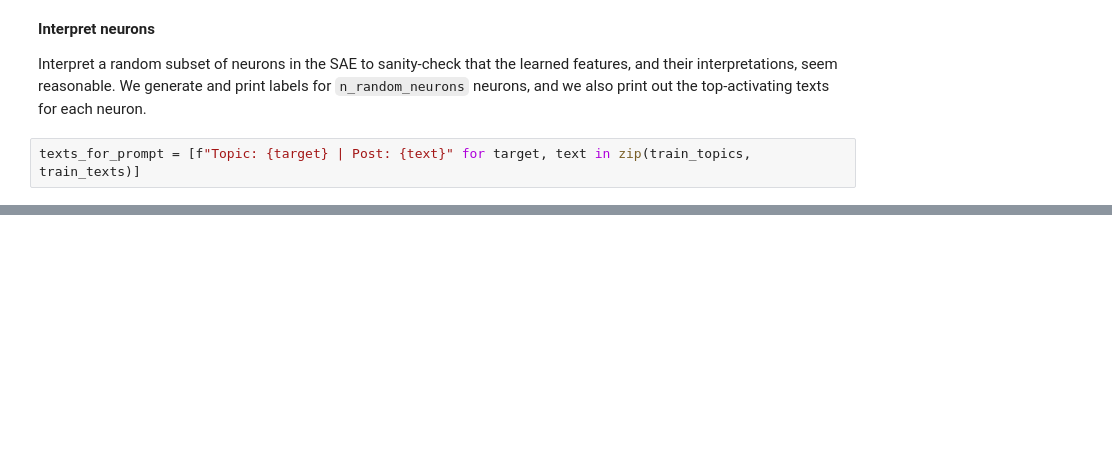
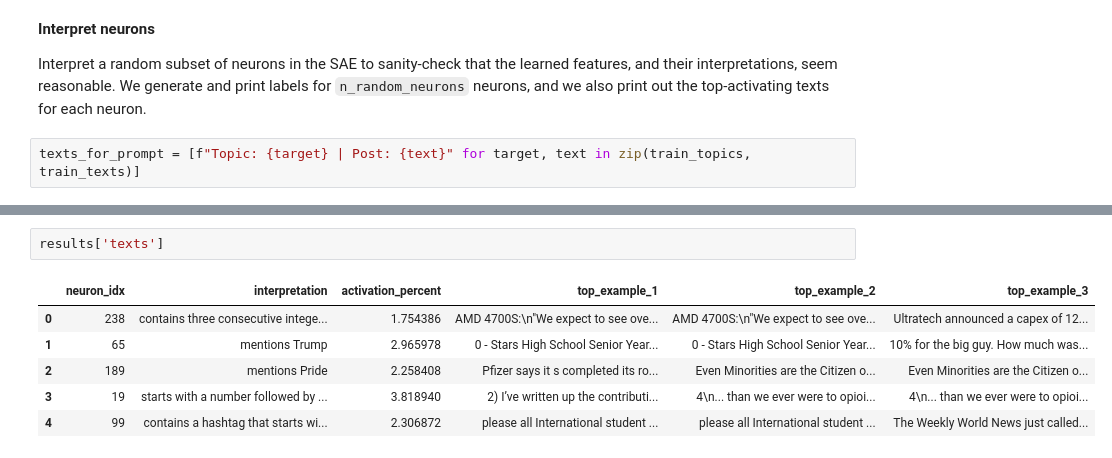
Before and after one commit to elmines/HypotheSAEs, a Jupyter notebook: notebooks/vast.ipynb, the cells around one changed output, grey strips where cells are left out. Cells and saved outputs as stored; diff of their text form; blank space fills up the shorter version.

```diff
--- a/notebooks/vast.ipynb
+++ b/notebooks/vast.ipynb
@@ -375,0 +374,9 @@ Significant hypotheses: 7/20 (p < 5.000e-03)
+# %%
+results['texts']
+# %% [output]
+|  | neuron_idx | interpretation | activation_percent | top_example_1 | top_example_2 | top_example_3 |
+| 0 | 238 | contains three consecutive intege... | 1.754386 | AMD 4700S:\n"We expect to see ove... | AMD 4700S:\n"We expect to see ove... | Ultratech announced a capex of 12... |
+| 1 | 65 | mentions Trump | 2.965978 | 0 - Stars High School Senior Year... | 0 - Stars High School Senior Year... | 10% for the big guy. How much was... |
+| 2 | 189 | mentions Pride | 2.258408 | Pfizer says it s completed its ro... | Even Minorities are the Citizen o... | Even Minorities are the Citizen o... |
+| 3 | 19 | starts with a number followed by ... | 3.818940 | 2) I’ve written up the contributi... | 4\n... than we ever were to opioi... | 4\n... than we ever were to opioi... |
+| 4 | 99 | contains a hashtag that starts wi... | 2.306872 | please all International student ... | please all International student ... | The Weekly World News just called... |
```
Also changed, not shown: parts of 19 cells of this notebook, 3 other files.
